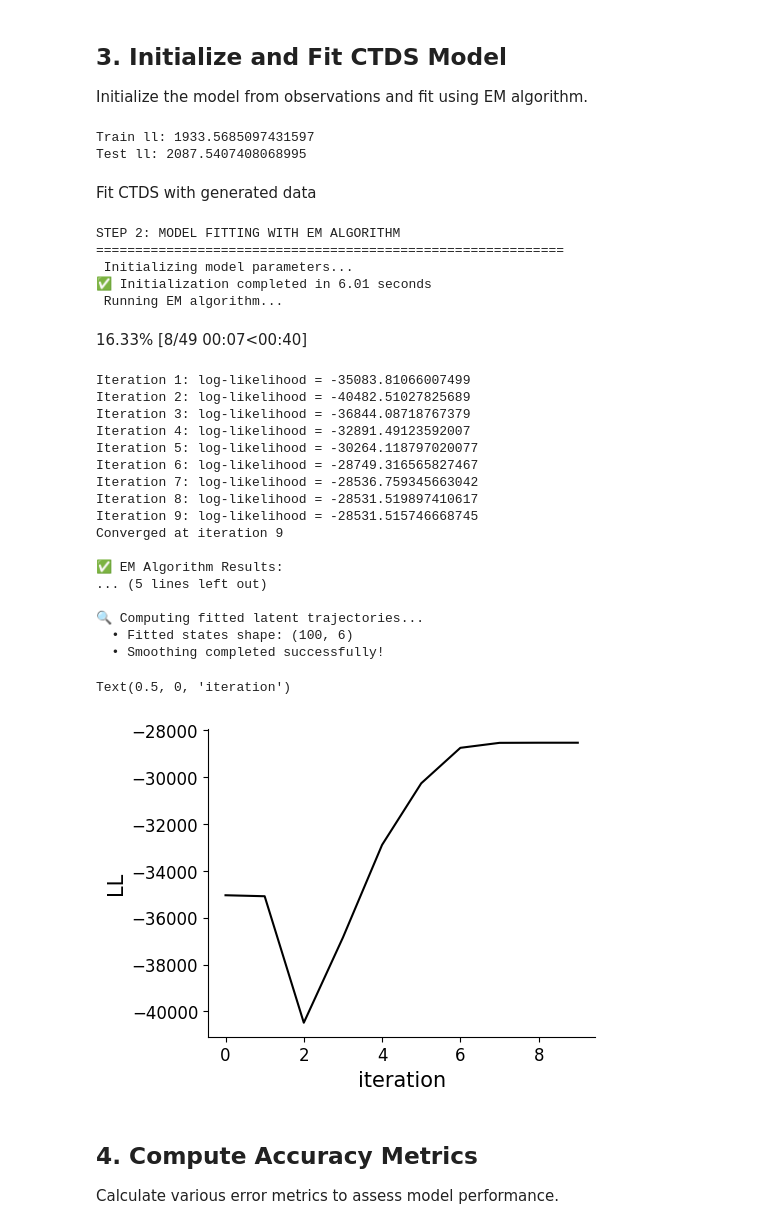
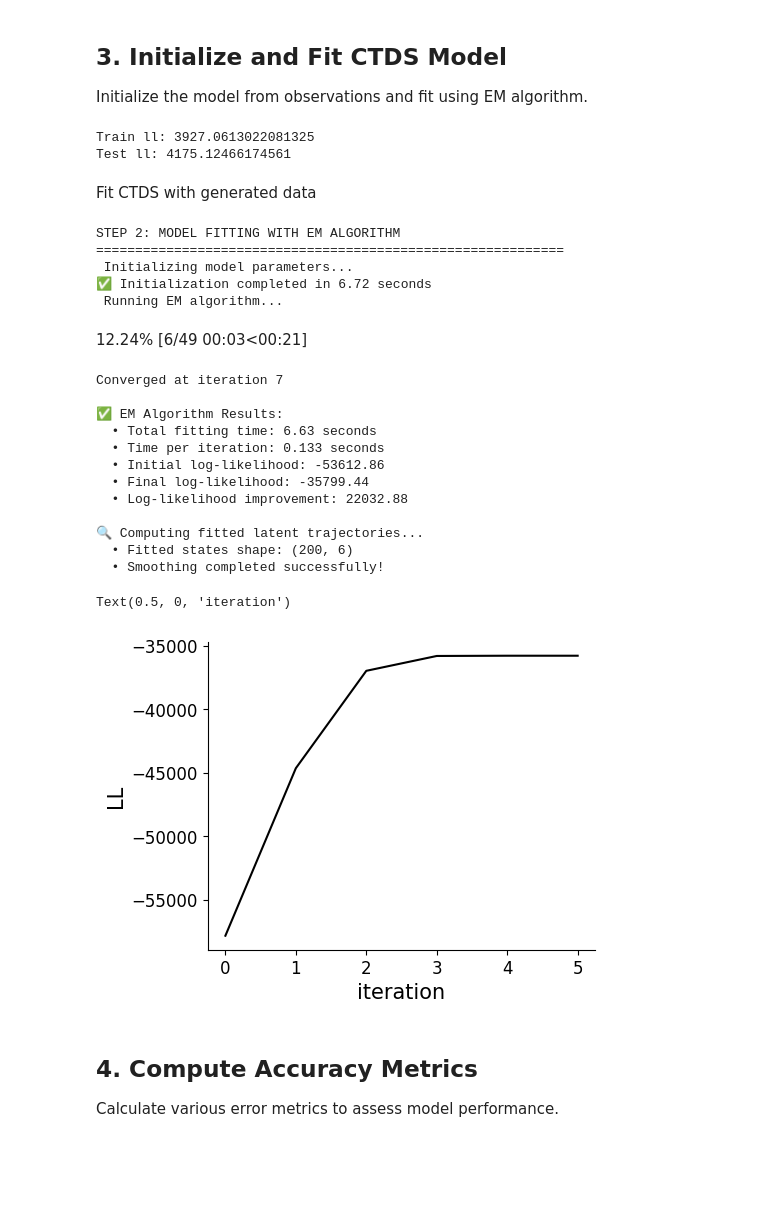
Before and after one commit to kasherri/CTDS, a Jupyter notebook: ctds_model_validation.ipynb, the cells around one changed output. Cells and saved outputs as stored; diff of their text form; code cells hidden in the pictures; blank space fills up the shorter version.

```diff
--- a/ctds_model_validation.ipynb
+++ b/ctds_model_validation.ipynb
@@ -76,8 +76,8 @@ We'll create a small, stable dynamical system with Dale's law constraints:
 # %%
 # Define dimensions and structure
 D = 6  # Total state dimension
-N = 20  # Number of observed neurons
-T = 100  # Number of time steps
+N = 15  # Number of observed neurons
+T = 200  # Number of time steps
 K = 2  # Number of cell types
 key = jr.PRNGKey(0)  # Random key for reproducibility
 # Step 1: Generate Synthetic Data for Demonstration
@@ -255,8 +255,8 @@ true_model_test_ll = ctds.log_prob(ctds_params,jnp.mean(batched_states[num_train
 print("Train ll:", true_model_train_ll)
 print("Test ll:",true_model_test_ll)
 # %% [output]
-Train ll: 1933.5685097431597
-Test ll: 2087.5407408068995
+Train ll: 3927.0613022081325
+Test ll: 4175.12466174561
 # %% [markdown]
 Fit CTDS with generated data
 # %%
@@ -301,49 +301,44 @@ print(f"  • Initial log-likelihood: {test_lls[0]:.2f}")
 print(f"  • Final log-likelihood: {test_lls[-1]:.2f}")
 print(f"  • Log-likelihood improvement: {test_lls[-1] - test_lls[1]:.2f}")
 
 
 # Compute latent states using smoother
 print("\n🔍 Computing fitted latent trajectories...")
 smoothed_means, smoothed_covariances = DynamaxLGSSMBackend.smoother(params_fitted, observations)
 states_fitted = smoothed_means #shape (T, D)
 
 print(f"  • Fitted states shape: {states_fitted.shape}")
 print(f"  • Smoothing completed successfully!")
 
 
 #plot logs
 plt.figure(figsize=(5, 4))
-plt.plot(test_lls, color = 'k')
+plt.plot(test_lls[1:], color = 'k')
 plt.gca().spines['right'].set_visible(False)
 plt.gca().spines['top'].set_visible(False)
 plt.ylabel('LL', fontsize=15)
 plt.xlabel('iteration', fontsize=15)
 # %% [output]
 STEP 2: MODEL FITTING WITH EM ALGORITHM
 ============================================================
  Initializing model parameters...
-✅ Initialization completed in 6.01 seconds
+✅ Initialization completed in 6.72 seconds
  Running EM algorithm...
-16.33% [8/49 00:07<00:40]
+12.24% [6/49 00:03<00:21]
-Iteration 1: log-likelihood = -35083.81066007499
-Iteration 2: log-likelihood = -40482.51027825689
-Iteration 3: log-likelihood = -36844.08718767379
-Iteration 4: log-likelihood = -32891.49123592007
-Iteration 5: log-likelihood = -30264.118797020077
-Iteration 6: log-likelihood = -28749.316565827467
-Iteration 7: log-likelihood = -28536.759345663042
-Iteration 8: log-likelihood = -28531.519897410617
-Iteration 9: log-likelihood = -28531.515746668745
-Converged at iteration 9
+Converged at iteration 7
 
 ✅ EM Algorithm Results:
-... (5 lines left out)
+  • Total fitting time: 6.63 seconds
+  • Time per iteration: 0.133 seconds
+  • Initial log-likelihood: -53612.86
+  • Final log-likelihood: -35799.44
+  • Log-likelihood improvement: 22032.88
 
 🔍 Computing fitted latent trajectories...
-  • Fitted states shape: (100, 6)
+  • Fitted states shape: (200, 6)
   • Smoothing completed successfully!
 Text(0.5, 0, 'iteration')
-[figure, old version]
+[figure, new version]
 # %% [markdown]
 ## 4. Compute Accuracy Metrics
 
```
Also changed, not shown: parts of 11 cells of this notebook, 2 other files.
